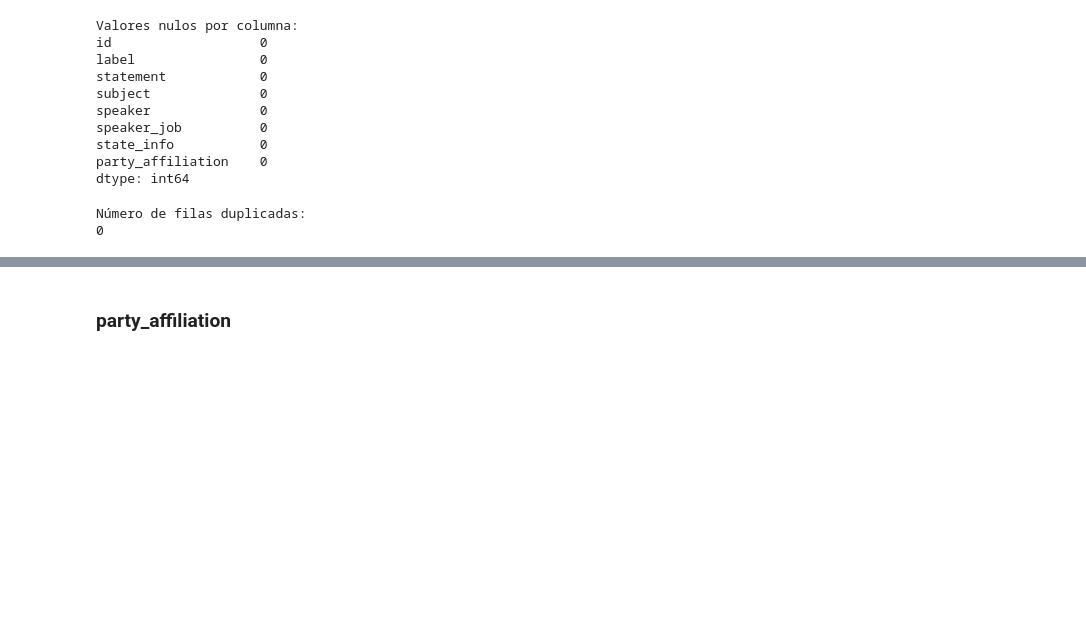
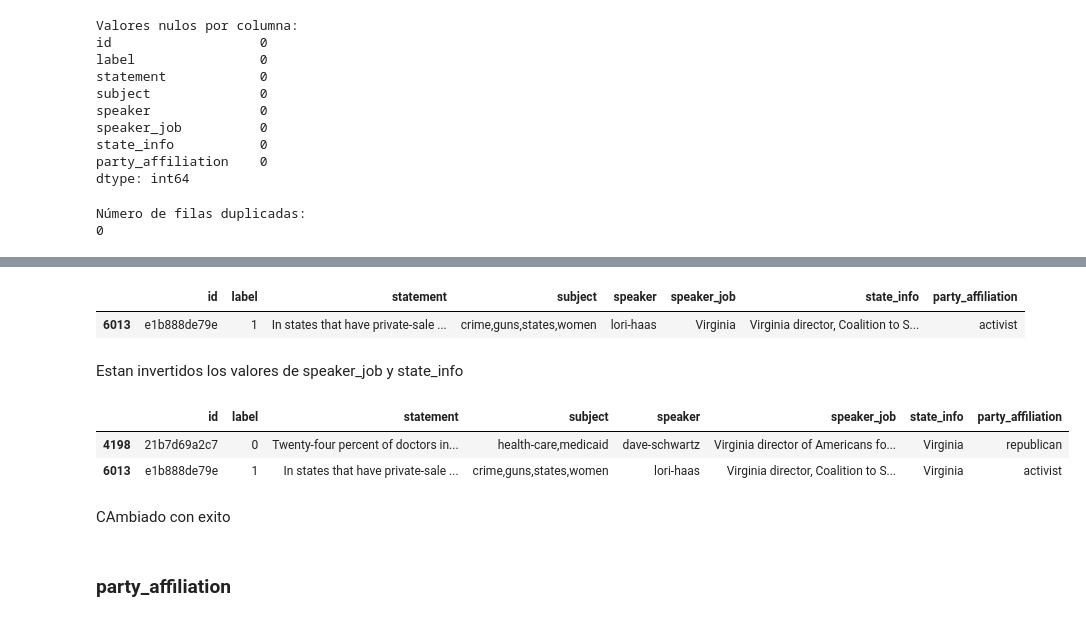
Before and after one commit to ananags/LBBYs_CH2, a Jupyter notebook: notebooks/1_analisis/1.1_analisis_dataset.ipynb, the cells around one changed output, grey strips where cells are left out. Cells and saved outputs as stored; diff of their text form; code cells hidden in the pictures; blank space fills up the shorter version.

```diff
--- a/notebooks/1_analisis/1.1_analisis_dataset.ipynb
+++ b/notebooks/1_analisis/1.1_analisis_dataset.ipynb
@@ -114,0 +156,4 @@ Número de filas duplicadas:
+# %%
+pd.set_option('display.max_rows', None)
+subject_counts = data['subject'].value_counts()
+print(subject_counts)
@@ -114,0 +263,15 @@ Número de filas duplicadas:
+# %%
+corrections = {
+    'Virgina': 'Virginia',
+    'Tennesse': 'Tennessee',
+    'ohio': 'Ohio',
+    'Rhode island': 'Rhode Island',
+    'Washington D.C.': 'Washington, D.C.',
+    'District of Columbia': 'Washington, D.C.',
+    'Washington state': 'Washington',
+    'the United States': 'United States',
+}
+# %%
+data['state_info'] = data['state_info'].replace(corrections)
+state_info_counts = data['state_info'].value_counts()
+print(state_info_counts)
@@ -115,3 +296,26 @@ Número de filas duplicadas:
+# %%
+virginia_director = data[data['state_info'].str.contains("Virginia director")]
+virginia_director
+# %% [output]
+|  | id | label | statement | subject | speaker | speaker_job | state_info | party_affiliation |
+| 6013 | e1b888de79e | 1 | In states that have private-sale ... | crime,guns,states,women | lori-haas | Virginia | Virginia director, Coalition to S... | activist |
+# %% [markdown]
+Estan invertidos los valores de speaker_job y state_info
+# %%
+# Filtrar la fila con el ID específico
+row = data[data['id'] == 'e1b888de79e']
+
+# Intercambiar los valores de 'speaker_job' y 'state_info' para esa fila
+data.loc[data['id'] == 'e1b888de79e', ['speaker_job', 'state_info']] = row[['state_info', 'speaker_job']].values
+# %%
+virginia_director = data[data['speaker_job'].str.contains("Virginia director")]
+virginia_director
+# %% [output]
+|  | id | label | statement | subject | speaker | speaker_job | state_info | party_affiliation |
+| 4198 | 21b7d69a2c7 | 0 | Twenty-four percent of doctors in... | health-care,medicaid | dave-schwartz | Virginia director of Americans fo... | Virginia | republican |
+| 6013 | e1b888de79e | 1 | In states that have private-sale ... | crime,guns,states,women | lori-haas | Virginia director, Coalition to S... | Virginia | activist |
+# %% [markdown]
+CAmbiado con exito
 # %% [markdown]
 ### party_affiliation
 # %%
```
Also changed, not shown: parts of 23 cells of this notebook, 2 other files.
